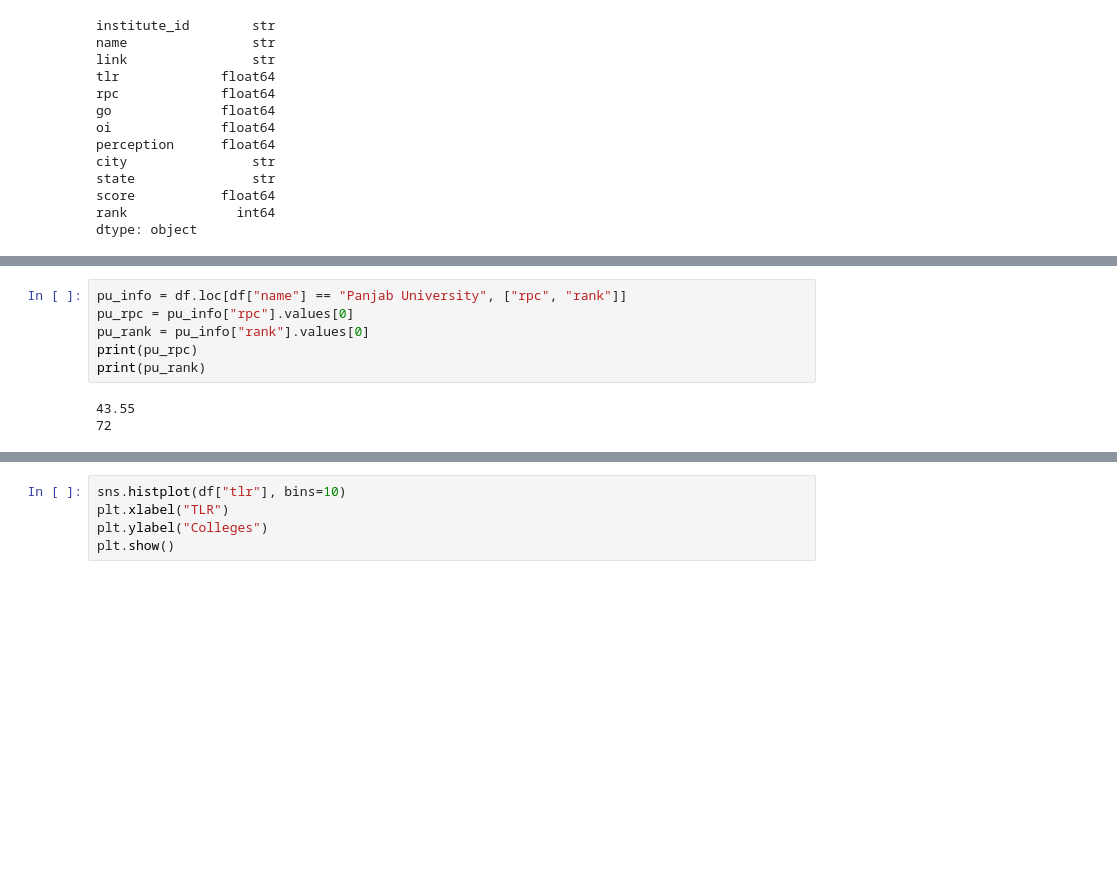
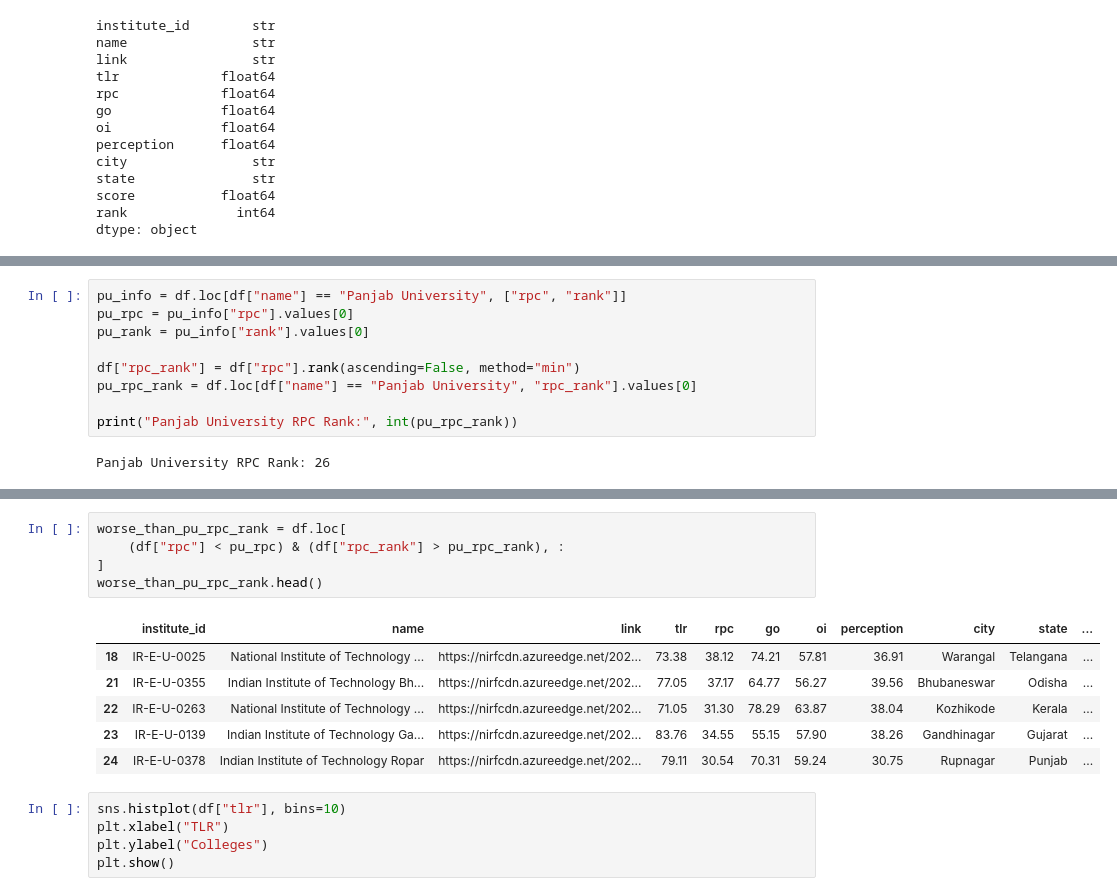
Before and after one commit to tushyagupta81/data_analysis_lab, a Jupyter notebook: exercise/6/UE233106 Exercise 6.ipynb, the cells around one changed output, grey strips where cells are left out. Cells and saved outputs as stored; diff of their text form; blank space fills up the shorter version.

Commit message:
minor changes to pu rank

```diff
--- a/exercise/6/UE233106 Exercise 6.ipynb
+++ b/exercise/6/UE233106 Exercise 6.ipynb
@@ -245,11 +249,13 @@ sorted_df.head()
 pu_info = df.loc[df["name"] == "Panjab University", ["rpc", "rank"]]
 pu_rpc = pu_info["rpc"].values[0]
 pu_rank = pu_info["rank"].values[0]
-print(pu_rpc)
-print(pu_rank)
+
+df["rpc_rank"] = df["rpc"].rank(ascending=False, method="min")
+pu_rpc_rank = df.loc[df["name"] == "Panjab University", "rpc_rank"].values[0]
+
+print("Panjab University RPC Rank:", int(pu_rpc_rank))
 # %% [output]
-43.55
-72
+Panjab University RPC Rank: 26
 # %%
 worse_than_pu = df.loc[(df["rpc"] < pu_rpc) & (df["rank"] > pu_rank), :]
 worse_than_pu.head()
@@ -260,6 +266,18 @@ worse_than_pu.head()
 | 74 | IR-E-U-0493 | National Institute of Technology ... | https://nirfcdn.azureedge.net/202... | 57.69 | 21.55 | 48.22 | 55.37 | 10.27 | Agratala | Tripura | ... |
 | 75 | IR-E-C-6379 | Netaji Subhas University of Techn... | https://nirfcdn.azureedge.net/202... | 49.60 | 22.68 | 62.41 | 44.55 | 13.60 | South West | Delhi | ... |
 | 76 | IR-E-U-0620 | National Institute of Technology Goa | https://nirfcdn.azureedge.net/202... | 57.39 | 18.33 | 52.11 | 56.77 | 11.13 | Ponda | Goa | ... |
+# %%
+worse_than_pu_rpc_rank = df.loc[
+    (df["rpc"] < pu_rpc) & (df["rpc_rank"] > pu_rpc_rank), :
+]
+worse_than_pu_rpc_rank.head()
+# %% [output]
+|  | institute_id | name | link | tlr | rpc | go | oi | perception | city | state | ... |
+| 18 | IR-E-U-0025 | National Institute of Technology ... | https://nirfcdn.azureedge.net/202... | 73.38 | 38.12 | 74.21 | 57.81 | 36.91 | Warangal | Telangana | ... |
+| 21 | IR-E-U-0355 | Indian Institute of Technology Bh... | https://nirfcdn.azureedge.net/202... | 77.05 | 37.17 | 64.77 | 56.27 | 39.56 | Bhubaneswar | Odisha | ... |
+| 22 | IR-E-U-0263 | National Institute of Technology ... | https://nirfcdn.azureedge.net/202... | 71.05 | 31.30 | 78.29 | 63.87 | 38.04 | Kozhikode | Kerala | ... |
+| 23 | IR-E-U-0139 | Indian Institute of Technology Ga... | https://nirfcdn.azureedge.net/202... | 83.76 | 34.55 | 55.15 | 57.90 | 38.26 | Gandhinagar | Gujarat | ... |
+| 24 | IR-E-U-0378 | Indian Institute of Technology Ropar | https://nirfcdn.azureedge.net/202... | 79.11 | 30.54 | 70.31 | 59.24 | 30.75 | Rupnagar | Punjab | ... |
 # %%
 sns.histplot(df["tlr"], bins=10)
 plt.xlabel("TLR")
```
Also changed, not shown: parts of 2 cells of this notebook.
